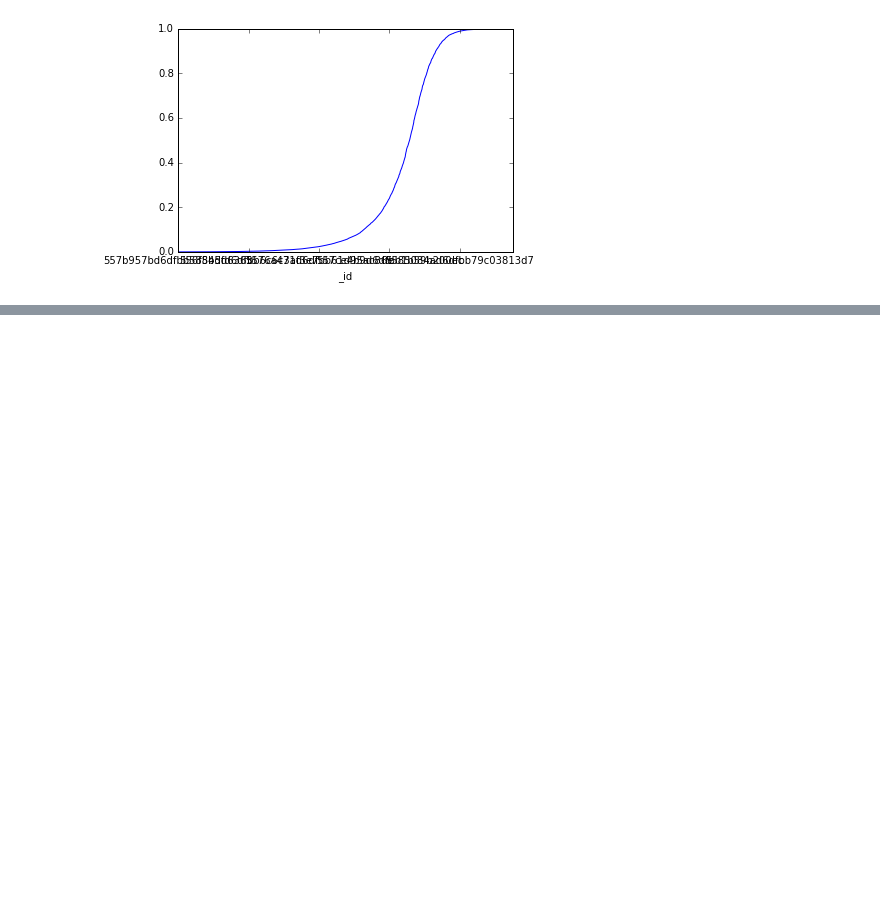
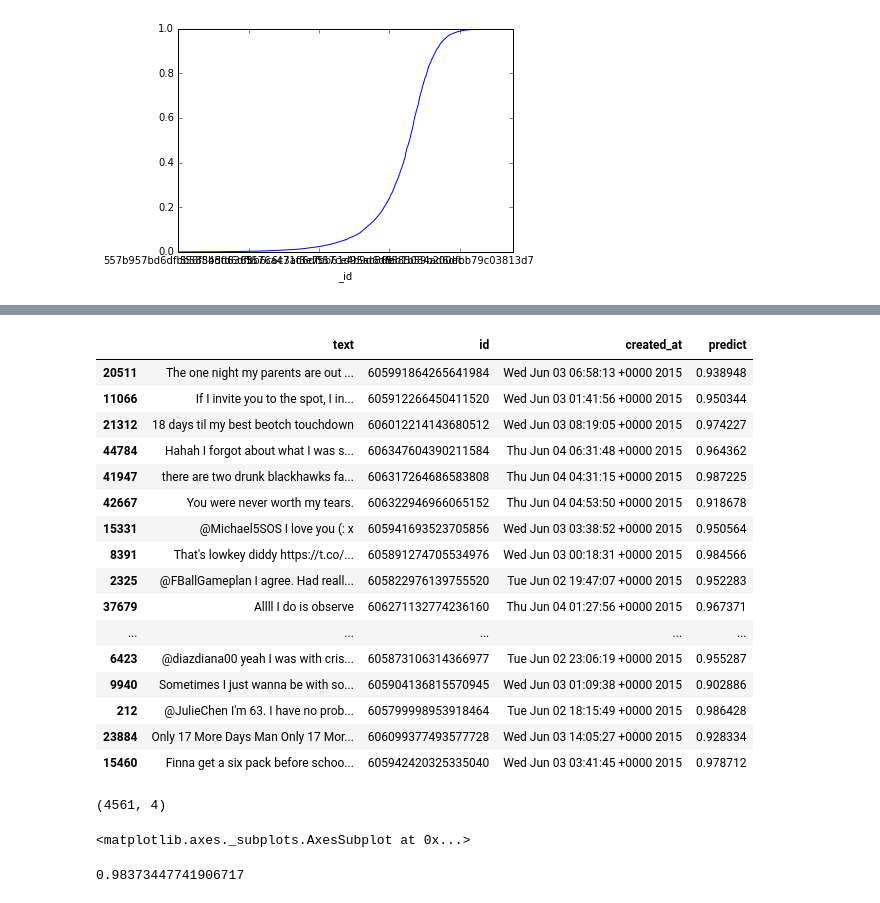
Before and after one commit to tj2huang/nyu-twipsy, a Jupyter notebook: playing-with-new-data.ipynb, the cells around one changed output, grey strips where cells are left out. Drawn from its saved outputs; the diff is of its cells as text; code cells hidden in the pictures; blank space fills up the shorter version.

```diff
--- a/playing-with-new-data.ipynb
+++ b/playing-with-new-data.ipynb
@@ -176 +178,34 @@ import pprint
+# %%
+likely.sample(20)
+# %% [output]
+|  | text | id | created_at | predict |
+| 20511 | The one night my parents are out ... | 605991864265641984 | Wed Jun 03 06:58:13 +0000 2015 | 0.938948 |
+| 11066 | If I invite you to the spot, I in... | 605912266450411520 | Wed Jun 03 01:41:56 +0000 2015 | 0.950344 |
+| 21312 | 18 days til my best beotch touchdown | 606012214143680512 | Wed Jun 03 08:19:05 +0000 2015 | 0.974227 |
+| 44784 | Hahah I forgot about what I was s... | 606347604390211584 | Thu Jun 04 06:31:48 +0000 2015 | 0.964362 |
+| 41947 | there are two drunk blackhawks fa... | 606317264686583808 | Thu Jun 04 04:31:15 +0000 2015 | 0.987225 |
+| 42667 | You were never worth my tears. | 606322946966065152 | Thu Jun 04 04:53:50 +0000 2015 | 0.918678 |
+| 15331 | @Michael5SOS I love you (: x | 605941693523705856 | Wed Jun 03 03:38:52 +0000 2015 | 0.950564 |
+| 8391 | That's lowkey diddy https://t.co/... | 605891274705534976 | Wed Jun 03 00:18:31 +0000 2015 | 0.984566 |
+| 2325 | @FBallGameplan I agree. Had reall... | 605822976139755520 | Tue Jun 02 19:47:07 +0000 2015 | 0.952283 |
+| 37679 | Allll I do is observe | 606271132774236160 | Thu Jun 04 01:27:56 +0000 2015 | 0.967371 |
+| ... | ... | ... | ... | ... |
+| 6423 | @diazdiana00 yeah I was with cris... | 605873106314366977 | Tue Jun 02 23:06:19 +0000 2015 | 0.955287 |
+| 9940 | Sometimes I just wanna be with so... | 605904136815570945 | Wed Jun 03 01:09:38 +0000 2015 | 0.902886 |
+| 212 | @JulieChen I'm 63. I have no prob... | 605799998953918464 | Tue Jun 02 18:15:49 +0000 2015 | 0.986428 |
+| 23884 | Only 17 More Days Man Only 17 Mor... | 606099377493577728 | Wed Jun 03 14:05:27 +0000 2015 | 0.928334 |
+| 15460 | Finna get a six pack before schoo... | 605942420325335040 | Wed Jun 03 03:41:45 +0000 2015 | 0.978712 |
+# %%
+likely.shape
+# %% [output]
+(4561, 4)
+# %%
+more_tweets.predict.sort_values().plot(use_index=False)
+# %% [output]
+<matplotlib.axes._subplots.AxesSubplot at 0x...>
+# %%
+percentile_98=more_tweets.predict.sort_values().iloc[int(len(more_tweets)*0.98)]
+percentile_98
+# %% [output]
+0.98373447741906717
 # %%
```
Also changed, not shown: parts of 30 cells of this notebook, 11 other files.
